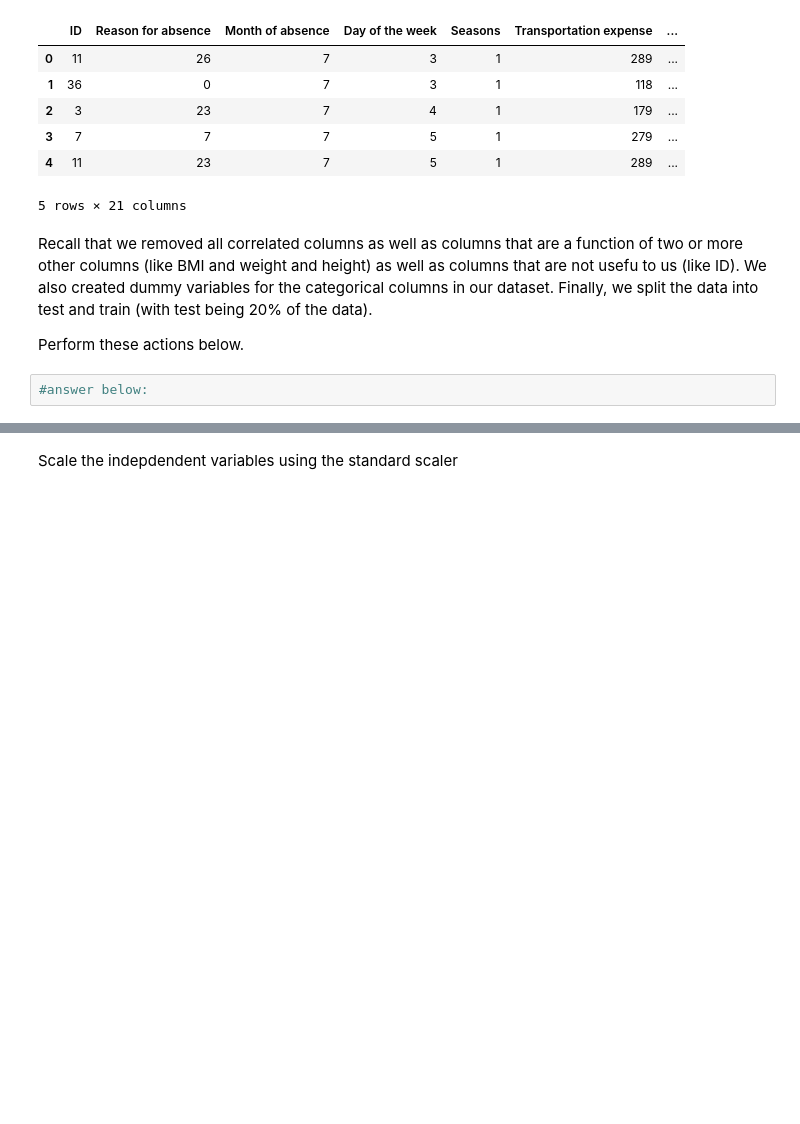
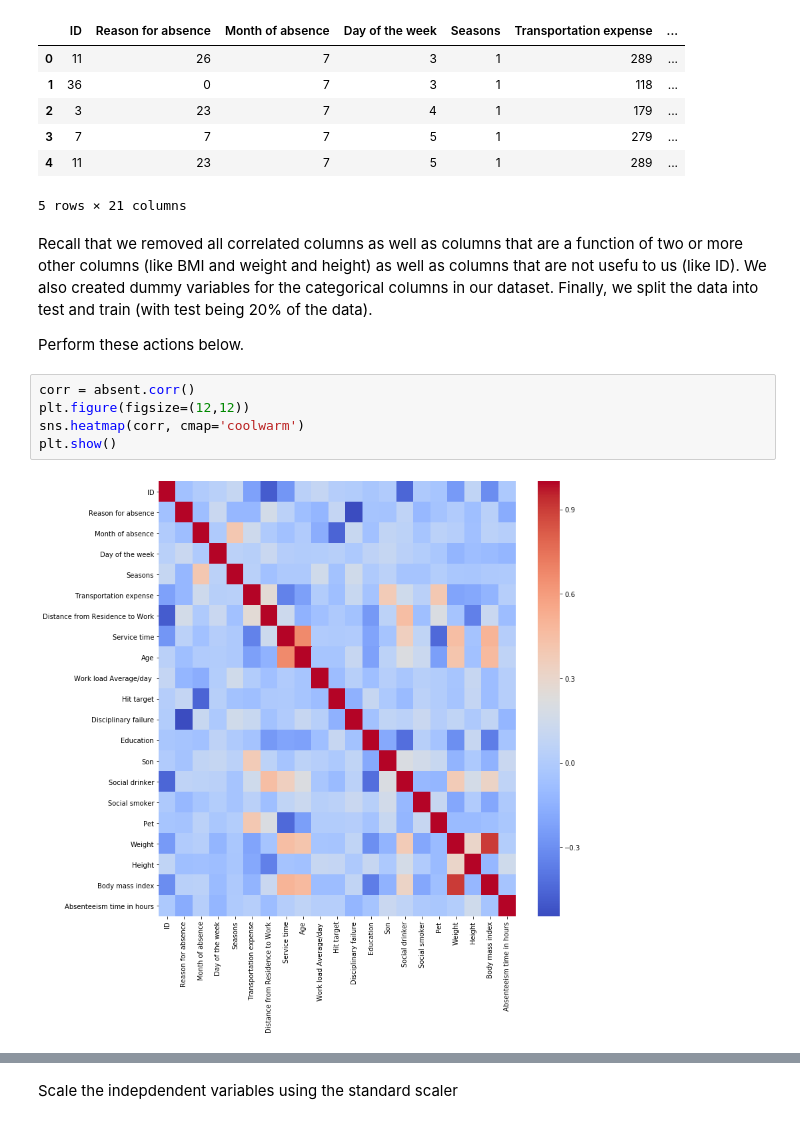
Before and after one commit to thinkful-dsi-cassowary/dsi3_student_pair_work, a Jupyter notebook: Coby/34_01_Day 34 Lecture 1 Assignment.ipynb, the cells around one changed output, grey strips where cells are left out. Cells and saved outputs as stored; diff of their text form; blank space fills up the shorter version.

```diff
--- a/Coby/34_01_Day 34 Lecture 1 Assignment.ipynb
+++ b/Coby/34_01_Day 34 Lecture 1 Assignment.ipynb
@@ -28,5 +31,10 @@ We also created dummy variables for the categorical columns in our dataset.
 Finally, we split the data into test and train (with test being 20% of the data).
 
 Perform these actions below.
-# %%
-#answer below:
+# %%
+corr = absent.corr()
+plt.figure(figsize=(12,12))
+sns.heatmap(corr, cmap='coolwarm')
+plt.show()
+# %% [output]
+[figure, added]
```
Also changed, not shown: parts of 15 cells of this notebook.
